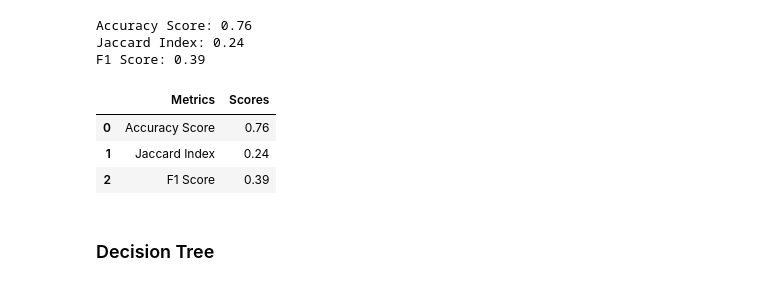
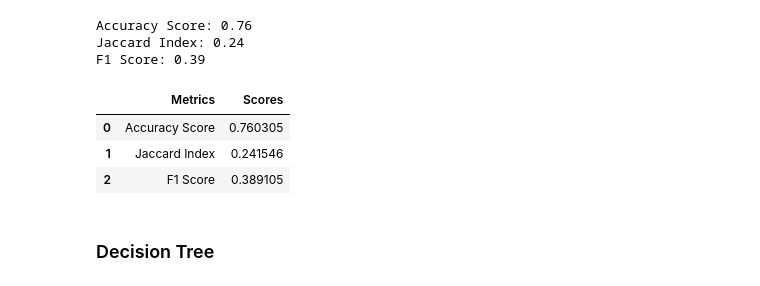
Before and after one commit to betopark97/IBM_DataScience, a Jupyter notebook: ML0101EN_SkillUp_FinalAssignment.jupyterlite.ipynb, the cells around one changed output. Cells and saved outputs as stored; diff of their text form; code cells hidden in the pictures.

```diff
--- a/ML0101EN_SkillUp_FinalAssignment.jupyterlite.ipynb
+++ b/ML0101EN_SkillUp_FinalAssignment.jupyterlite.ipynb
@@ -314,16 +314,16 @@ F1 Score: 0.39
 # %%
 KNN_report = pd.DataFrame({
     'Metrics':['Accuracy Score', 'Jaccard Index', 'F1 Score'],
     'Scores':[KNN_Accuracy_Score, KNN_JaccardIndex, KNN_F1_Score]
 })
 
-KNN_report.Scores = KNN_report.Scores.round(2)
+KNN_report.Scores = KNN_report.Scores
 KNN_report
 # %% [output]
 |  | Metrics | Scores |
-| 0 | Accuracy Score | 0.76 |
-| 1 | Jaccard Index | 0.24 |
-| 2 | F1 Score | 0.39 |
+| 0 | Accuracy Score | 0.760305 |
+| 1 | Jaccard Index | 0.241546 |
+| 2 | F1 Score | 0.389105 |
 # %% [markdown]
 ### Decision Tree
 # %% [markdown]
```
Also changed, not shown: parts of 4 cells of this notebook.
